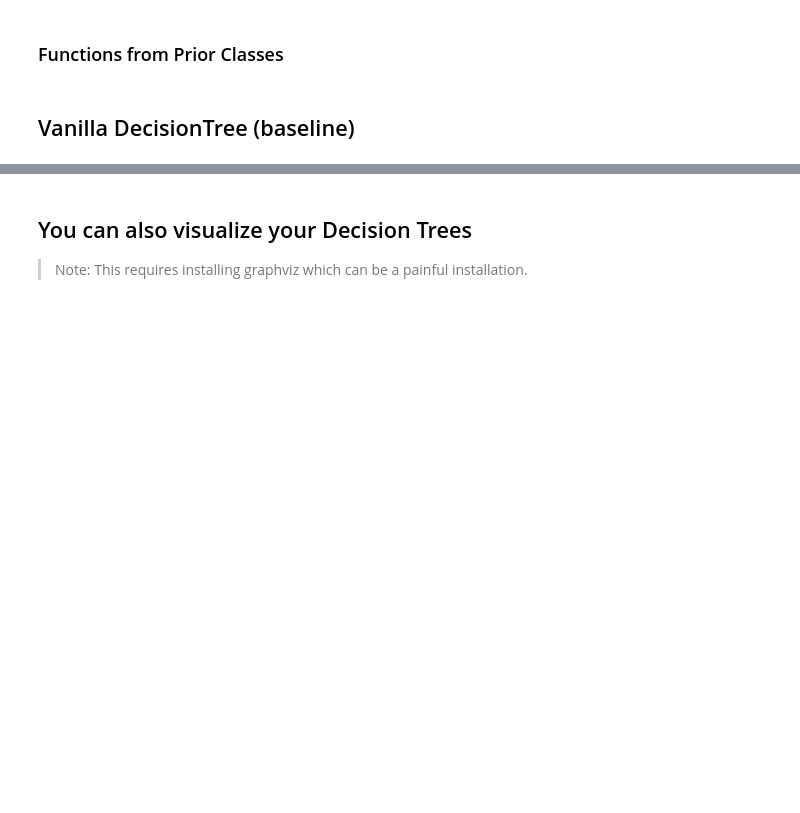
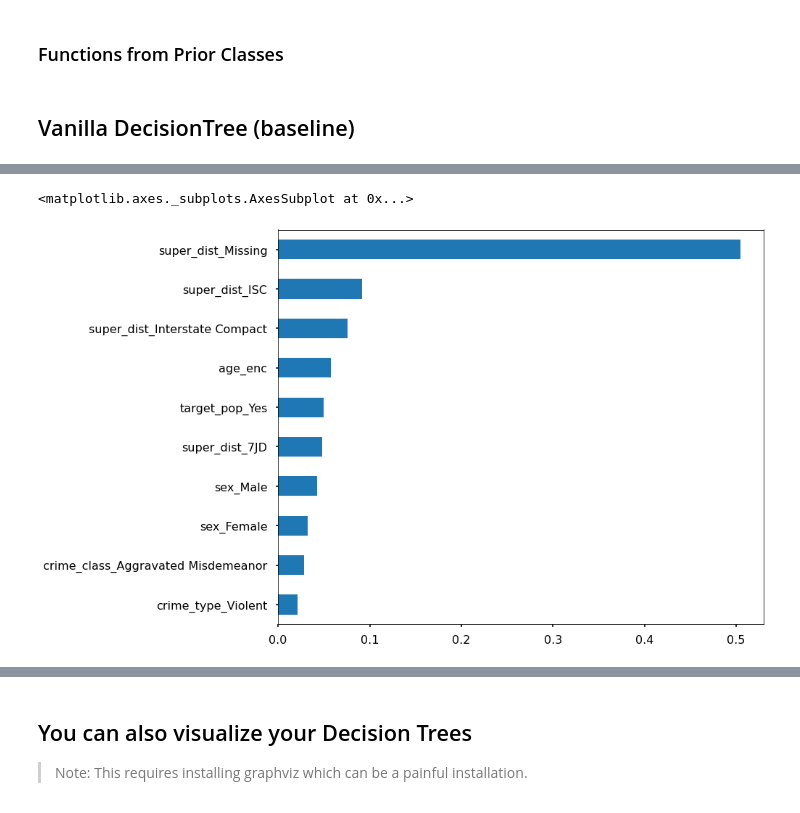
Before and after one commit to jirvingphd/fsds_pt_100719_cohort_notes, a Jupyter notebook: sect_29_decision_trees_SG.ipynb, the cells around one changed output, grey strips where cells are left out. Saved outputs shown, nothing was run; the diff lists cells and outputs as text; code cells hidden in the pictures; blank space fills up the shorter version.

```diff
--- a/sect_29_decision_trees_SG.ipynb
+++ b/sect_29_decision_trees_SG.ipynb
@@ -429,0 +786,5 @@ tree.fit(X_train, y_train)
+# %%
+from sklearn.tree import DecisionTreeClassifier
+tree = DecisionTreeClassifier(max_depth=5)
+# %%
+tree.fit(X_train_res,y_train_res)
@@ -429,0 +798,5 @@ tree.fit(X_train, y_train)
+# %%
+plt.style.use('seaborn-poster')
+# %%
+df_import = pd.Series(tree.feature_importances_, index = X_train.columns,name='Importance')
+df_import.sort_values()
@@ -430,3 +816,8 @@ tree.fit(X_train, y_train)
+# %%
+df_import.sort_values(ascending=True).tail(10).plot(kind='barh',figsize=(12,10))
+# %% [output]
+<matplotlib.axes._subplots.AxesSubplot at 0x...>
+[figure, added]
 # %%
 def plot_importance(tree, top_n=20,figsize=(10,10)):
     df_importance = pd.Series(tree.feature_importances_,index=X_train.columns)
```
Also changed, not shown: parts of 62 cells of this notebook.
